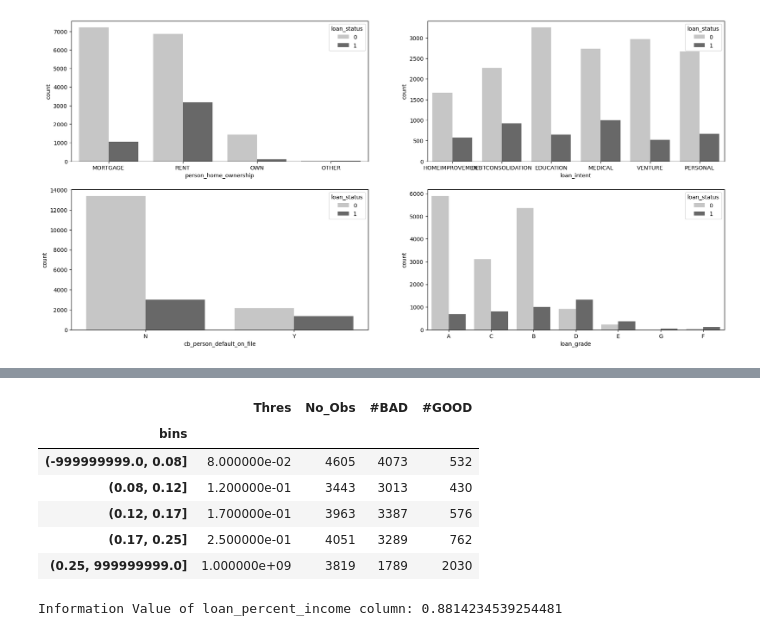
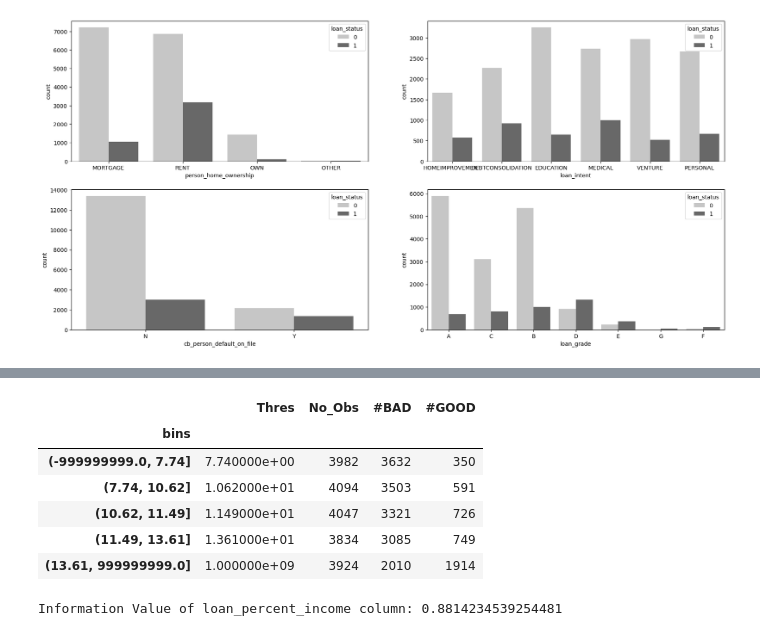
Before and after one commit to sarka-analytics/Python_Finance, a Jupyter notebook: credit_scorecard.ipynb, the cells around one changed output, grey strips where cells are left out. Cells and saved outputs as stored; diff of their text form; code cells hidden in the pictures.

```diff
--- a/credit_scorecard.ipynb
+++ b/credit_scorecard.ipynb
@@ -314,14 +319,16 @@ def _bin_table(data, colname, n_bins = 10, qcut = None):
   df_summary = df_Thres.join(df_Count).join(df_GB)
   return df_summary, thres
 # %%
-df_summary, thres = _bin_table(data, 'loan_percent_income', n_bins=5)
+# split to bins for float columns
+#df_summary, thres = _bin_table(data, 'loan_percent_income', n_bins=5)
+df_summary, thres = _bin_table(data, 'loan_int_rate', n_bins=5)
 df_summary
 # %% [output]
 |  | Thres | No_Obs | #BAD | #GOOD |
 | bins |  |  |  |  |
-| (-999999999.0, 0.08] | 8.000000e-02 | 4605 | 4073 | 532 |
-| (0.08, 0.12] | 1.200000e-01 | 3443 | 3013 | 430 |
-| (0.12, 0.17] | 1.700000e-01 | 3963 | 3387 | 576 |
-| (0.17, 0.25] | 2.500000e-01 | 4051 | 3289 | 762 |
-| (0.25, 999999999.0] | 1.000000e+09 | 3819 | 1789 | 2030 |
+| (-999999999.0, 7.74] | 7.740000e+00 | 3982 | 3632 | 350 |
+| (7.74, 10.62] | 1.062000e+01 | 4094 | 3503 | 591 |
+| (10.62, 11.49] | 1.149000e+01 | 4047 | 3321 | 726 |
+| (11.49, 13.61] | 1.361000e+01 | 3834 | 3085 | 749 |
+| (13.61, 999999999.0] | 1.000000e+09 | 3924 | 2010 | 1914 |
 # %%
```
Also changed, not shown: parts of 5 cells of this notebook.
